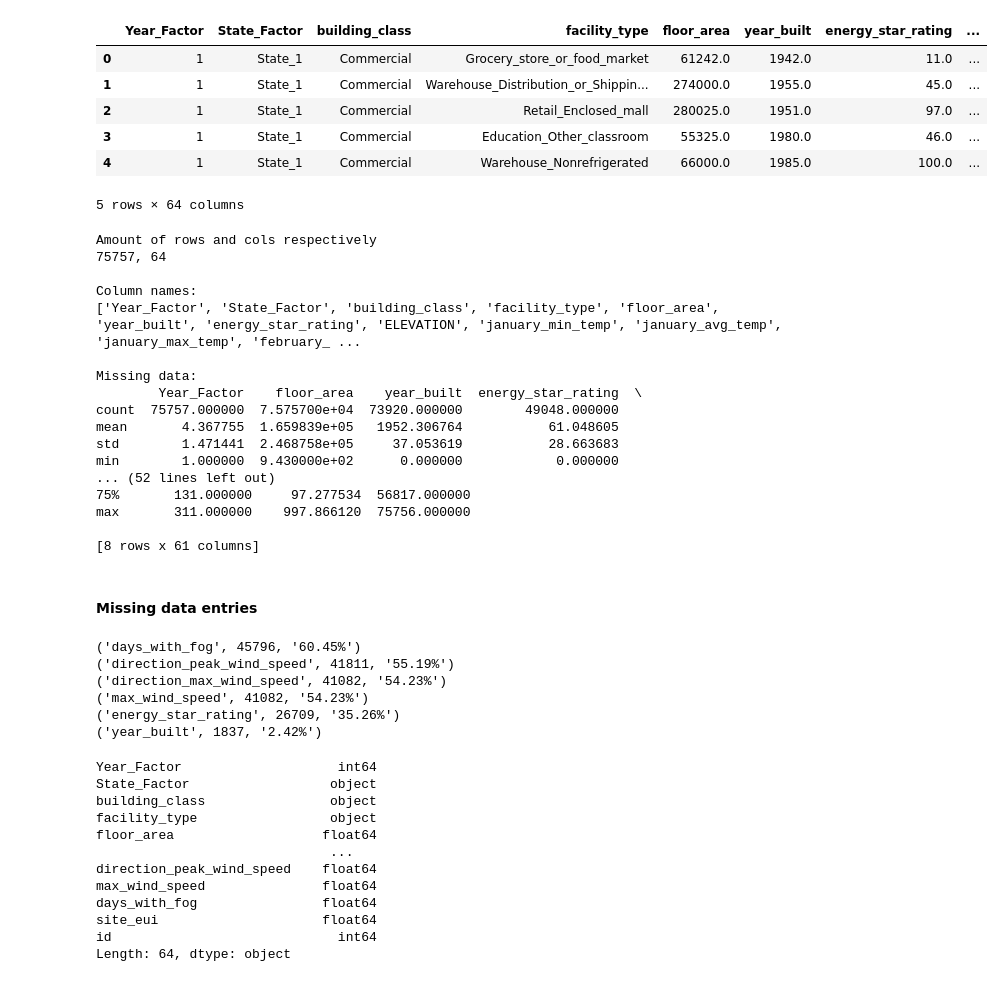
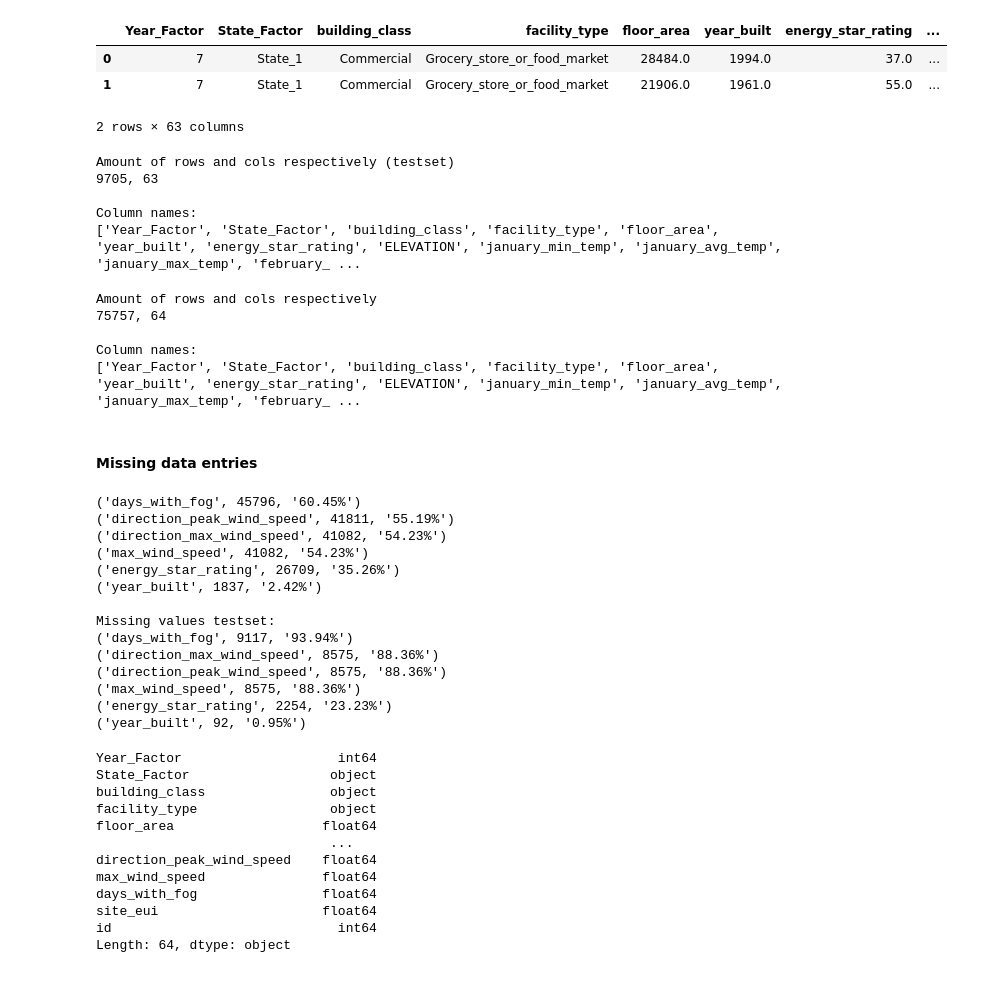
Before and after one commit to ccfelius/WIDS, a Jupyter notebook: stats/ExplorationStats.ipynb, the cells around one changed output. Saved outputs shown, nothing was run; the diff lists cells and outputs as text; code cells hidden in the pictures.

```diff
--- a/stats/ExplorationStats.ipynb
+++ b/stats/ExplorationStats.ipynb
@@ -5,42 +5,43 @@ import matplotlib.pyplot as plt
 import seaborn as sns
 # %%
 data = pd.read_csv("/Users/charlottefelius/documents/wids2022/WIDS/data/train.csv")
+sub = pd.read_csv("/Users/charlottefelius/documents/wids2022/WIDS/data/test.csv")
 # %%
-data.head(5)
+data.head(2)
+sub.head(2)
 # %% [output]
 |  | Year_Factor | State_Factor | building_class | facility_type | floor_area | year_built | energy_star_rating | ... |
-| 0 | 1 | State_1 | Commercial | Grocery_store_or_food_market | 61242.0 | 1942.0 | 11.0 | ... |
-| 1 | 1 | State_1 | Commercial | Warehouse_Distribution_or_Shippin... | 274000.0 | 1955.0 | 45.0 | ... |
-| 2 | 1 | State_1 | Commercial | Retail_Enclosed_mall | 280025.0 | 1951.0 | 97.0 | ... |
-| 3 | 1 | State_1 | Commercial | Education_Other_classroom | 55325.0 | 1980.0 | 46.0 | ... |
-| 4 | 1 | State_1 | Commercial | Warehouse_Nonrefrigerated | 66000.0 | 1985.0 | 100.0 | ... |
+| 0 | 7 | State_1 | Commercial | Grocery_store_or_food_market | 28484.0 | 1994.0 | 37.0 | ... |
+| 1 | 7 | State_1 | Commercial | Grocery_store_or_food_market | 21906.0 | 1961.0 | 55.0 | ... |
-5 rows × 64 columns
+2 rows × 63 columns
+# %%
+print("Amount of rows and cols respectively (testset)")
+print(str(len(sub)) + ", " + str(len(sub.columns)) + "\n")
+print("Column names:")
+print([i.strip("\n") for i in sub.columns])
+print()
+# print("Missing data:")
+# print(data.describe())
+# %% [output]
+Amount of rows and cols respectively (testset)
+9705, 63
+
+Column names:
+['Year_Factor', 'State_Factor', 'building_class', 'facility_type', 'floor_area', 'year_built', 'energy_star_rating', 'ELEVATION', 'january_min_temp', 'january_avg_temp', 'january_max_temp', 'february_ ...
 # %%
 print("Amount of rows and cols respectively")
 print(str(len(data)) + ", " + str(len(data.columns)) + "\n")
 print("Column names:")
 print([i.strip("\n") for i in data.columns])
 print()
-print("Missing data:")
-print(data.describe())
+# print("Missing data:")
+# print(data.describe())
 # %% [output]
 Amount of rows and cols respectively
 75757, 64
 
 Column names:
 ['Year_Factor', 'State_Factor', 'building_class', 'facility_type', 'floor_area', 'year_built', 'energy_star_rating', 'ELEVATION', 'january_min_temp', 'january_avg_temp', 'january_max_temp', 'february_ ...
-
-Missing data:
-        Year_Factor    floor_area    year_built  energy_star_rating  \
-count  75757.000000  7.575700e+04  73920.000000        49048.000000
-mean       4.367755  1.659839e+05   1952.306764           61.048605
-std        1.471441  2.468758e+05     37.053619           28.663683
-min        1.000000  9.430000e+02      0.000000            0.000000
-... (52 lines left out)
-75%       131.000000     97.277534  56817.000000
-max       311.000000    997.866120  75756.000000
-
-[8 rows x 61 columns]
 # %% [markdown]
 #### Missing data entries
 # %%
@@ -68,9 +69,16 @@ def missing_data(dataframe):
     return missing
 
 result = missing_data(data)
+result2 = missing_data(sub)
 
 for i in result:
     print(i)
+
+print()
+print("Missing values testset:")
+
+for i in result2:
+    print(i)
 # %% [output]
 ('days_with_fog', 45796, '60.45%')
 ('direction_peak_wind_speed', 41811, '55.19%')
@@ -78,6 +86,14 @@ for i in result:
 ('max_wind_speed', 41082, '54.23%')
 ('energy_star_rating', 26709, '35.26%')
 ('year_built', 1837, '2.42%')
+
+Missing values testset:
+('days_with_fog', 9117, '93.94%')
+('direction_max_wind_speed', 8575, '88.36%')
+('direction_peak_wind_speed', 8575, '88.36%')
+('max_wind_speed', 8575, '88.36%')
+('energy_star_rating', 2254, '23.23%')
+('year_built', 92, '0.95%')
 # %%
 # year built probably missing if built a long time ago, hence impute with some things.
 # delete everything with higher then 50 percent missing stuff
```
Also changed, not shown: parts of 5 cells of this notebook, 1 other file.
